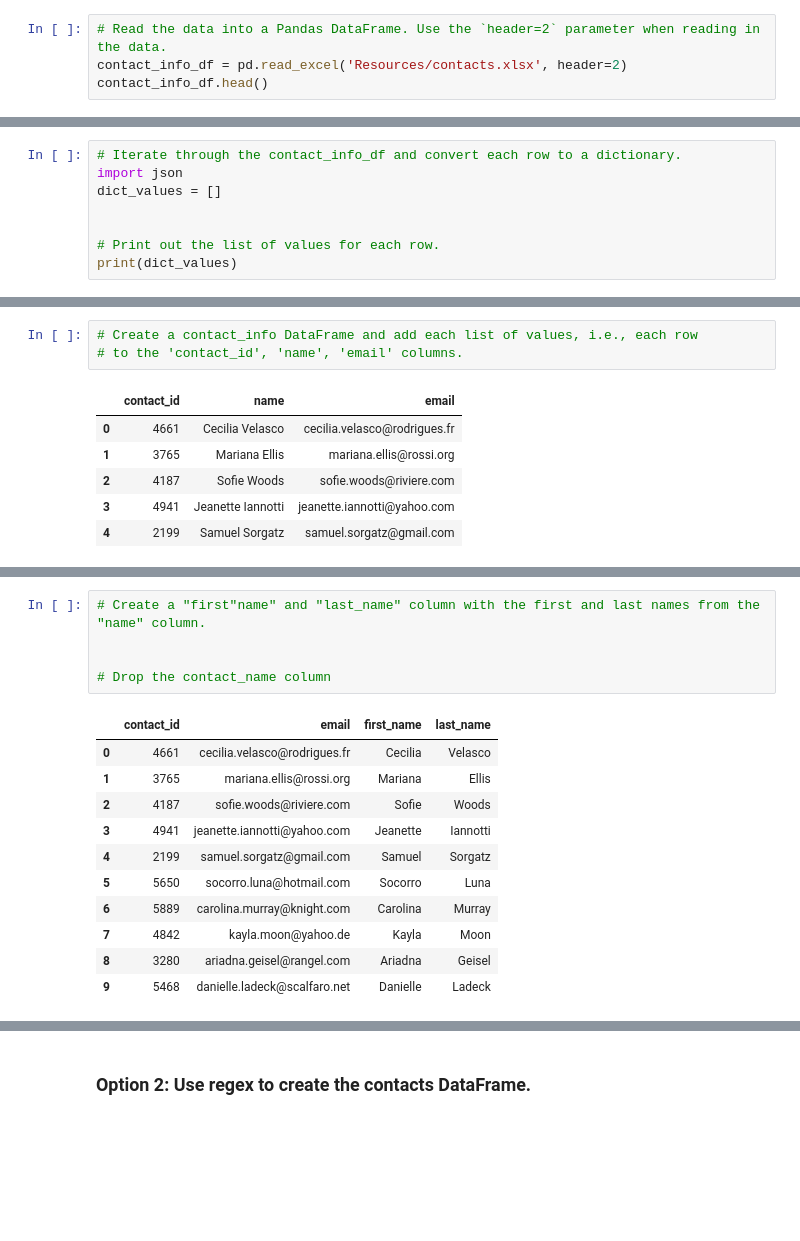
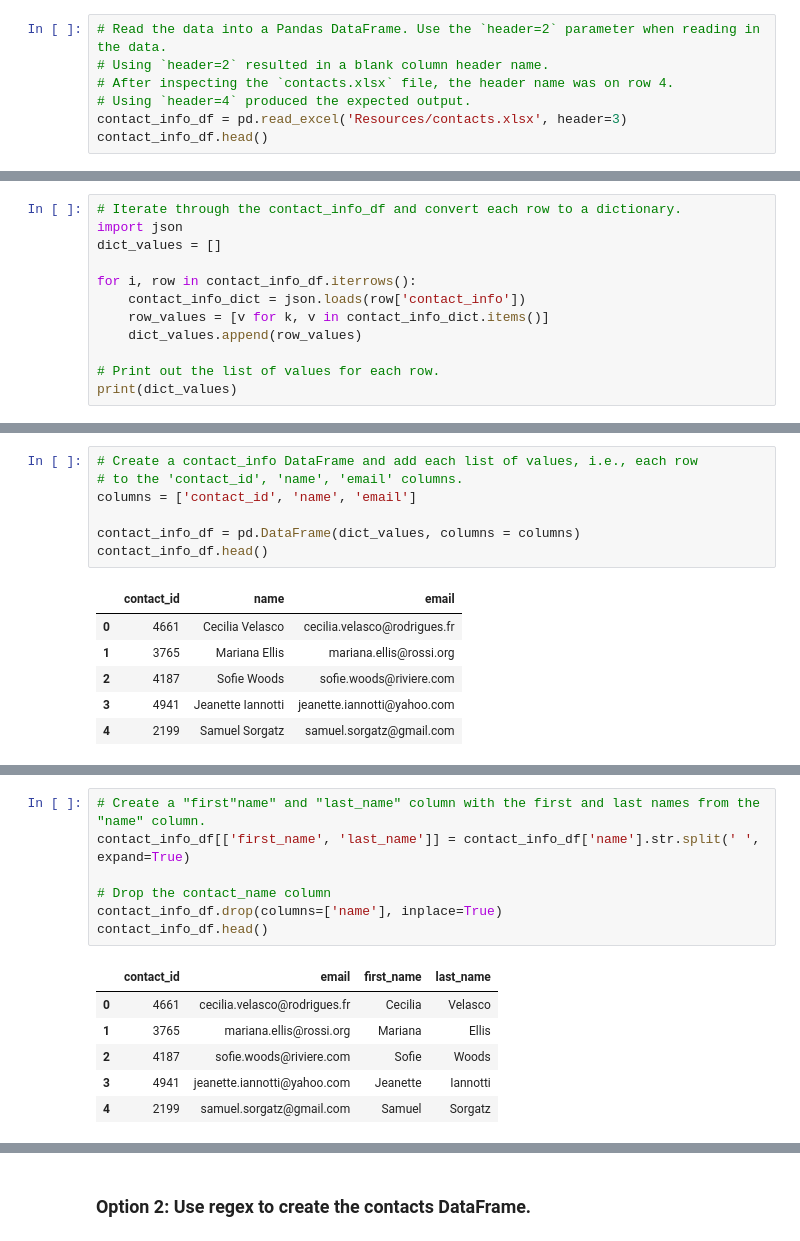
Before and after one commit to Maika7/Crowdfunding_ETL, a Jupyter notebook: ETL_Mini_Project_Starter_Code-JLee.ipynb, the cells around one changed output, grey strips where cells are left out. Saved outputs shown, nothing was run; the diff lists cells and outputs as text; blank space fills up the shorter version.

Commit message:
Combined parts and added code for Part 3: Create the Contacts DataFrame

```diff
--- a/ETL_Mini_Project_Starter_Code-JLee.ipynb
+++ b/ETL_Mini_Project_Starter_Code-JLee.ipynb
@@ -276,7 +294,10 @@ campaign_cleaned.to_csv("Resources/campaign.csv", index=False)
 ### Extract the contacts.xlsx Data.
 # %%
 # Read the data into a Pandas DataFrame. Use the `header=2` parameter when reading in the data.
-contact_info_df = pd.read_excel('Resources/contacts.xlsx', header=2)
+# Using `header=2` resulted in a blank column header name.
+# After inspecting the `contacts.xlsx` file, the header name was on row 4.
+# Using `header=4` produced the expected output.
+contact_info_df = pd.read_excel('Resources/contacts.xlsx', header=3)
 contact_info_df.head()
 # %% [output]
 |  | contact_info |
@@ -302,6 +323,10 @@ Then export the DataFrame as a `contacts.csv` CSV file.
 import json
 dict_values = []
 
+for i, row in contact_info_df.iterrows():
+    contact_info_dict = json.loads(row['contact_info'])
+    row_values = [v for k, v in contact_info_dict.items()]
+    dict_values.append(row_values)
 
 # Print out the list of values for each row.
 print(dict_values)
@@ -310,6 +335,10 @@ print(dict_values)
 # %%
 # Create a contact_info DataFrame and add each list of values, i.e., each row
 # to the 'contact_id', 'name', 'email' columns.
+columns = ['contact_id', 'name', 'email']
+
+contact_info_df = pd.DataFrame(dict_values, columns = columns)
+contact_info_df.head()
 # %% [output]
 |  | contact_id | name | email |
 | 0 | 4661 | Cecilia Velasco | cecilia.velasco@rodrigues.fr |
@@ -332,20 +362,17 @@ dtypes: int64(1), object(2)
 memory usage: 23.6+ KB
 # %%
 # Create a "first"name" and "last_name" column with the first and last names from the "name" column.
-
+contact_info_df[['first_name', 'last_name']] = contact_info_df['name'].str.split(' ', expand=True)
 
 # Drop the contact_name column
+contact_info_df.drop(columns=['name'], inplace=True)
+contact_info_df.head()
 # %% [output]
 |  | contact_id | email | first_name | last_name |
 | 0 | 4661 | cecilia.velasco@rodrigues.fr | Cecilia | Velasco |
 | 1 | 3765 | mariana.ellis@rossi.org | Mariana | Ellis |
 | 2 | 4187 | sofie.woods@riviere.com | Sofie | Woods |
 | 3 | 4941 | jeanette.iannotti@yahoo.com | Jeanette | Iannotti |
 | 4 | 2199 | samuel.sorgatz@gmail.com | Samuel | Sorgatz |
-| 5 | 5650 | socorro.luna@hotmail.com | Socorro | Luna |
-| 6 | 5889 | carolina.murray@knight.com | Carolina | Murray |
-| 7 | 4842 | kayla.moon@yahoo.de | Kayla | Moon |
-| 8 | 3280 | ariadna.geisel@rangel.com | Ariadna | Geisel |
-| 9 | 5468 | danielle.ladeck@scalfaro.net | Danielle | Ladeck |
 # %%
 # Reorder the columns
```
Also changed, not shown: parts of 21 cells of this notebook.
